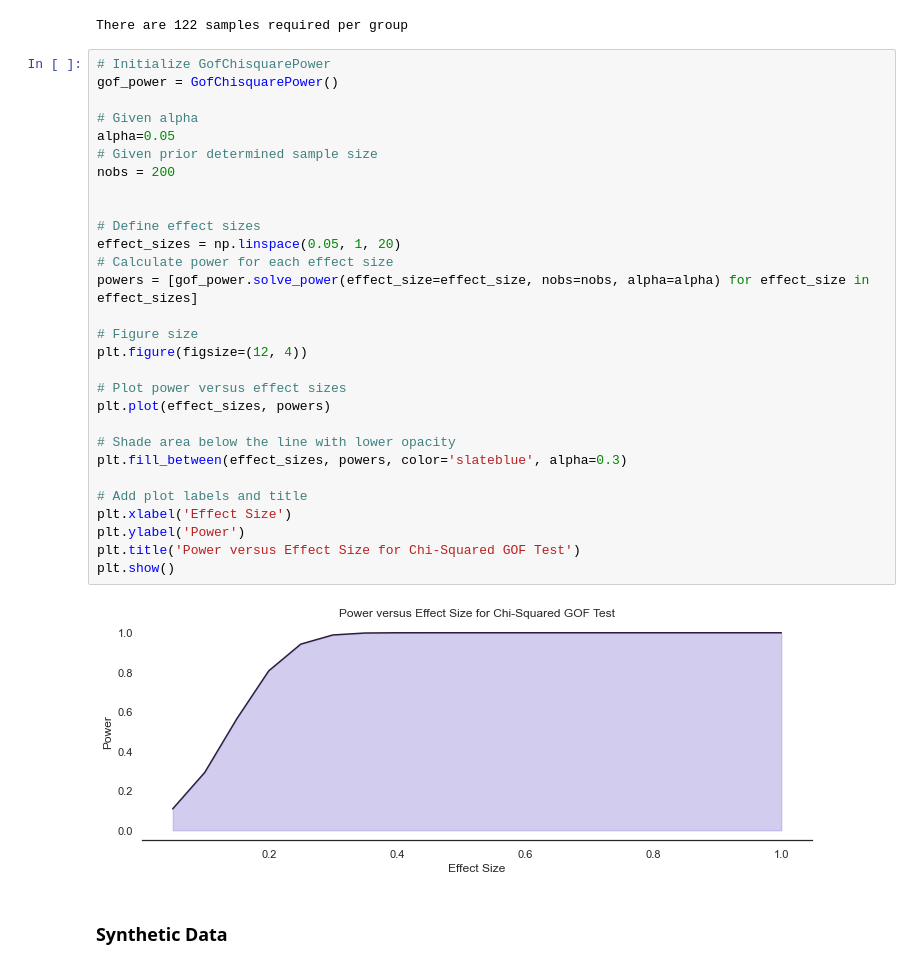
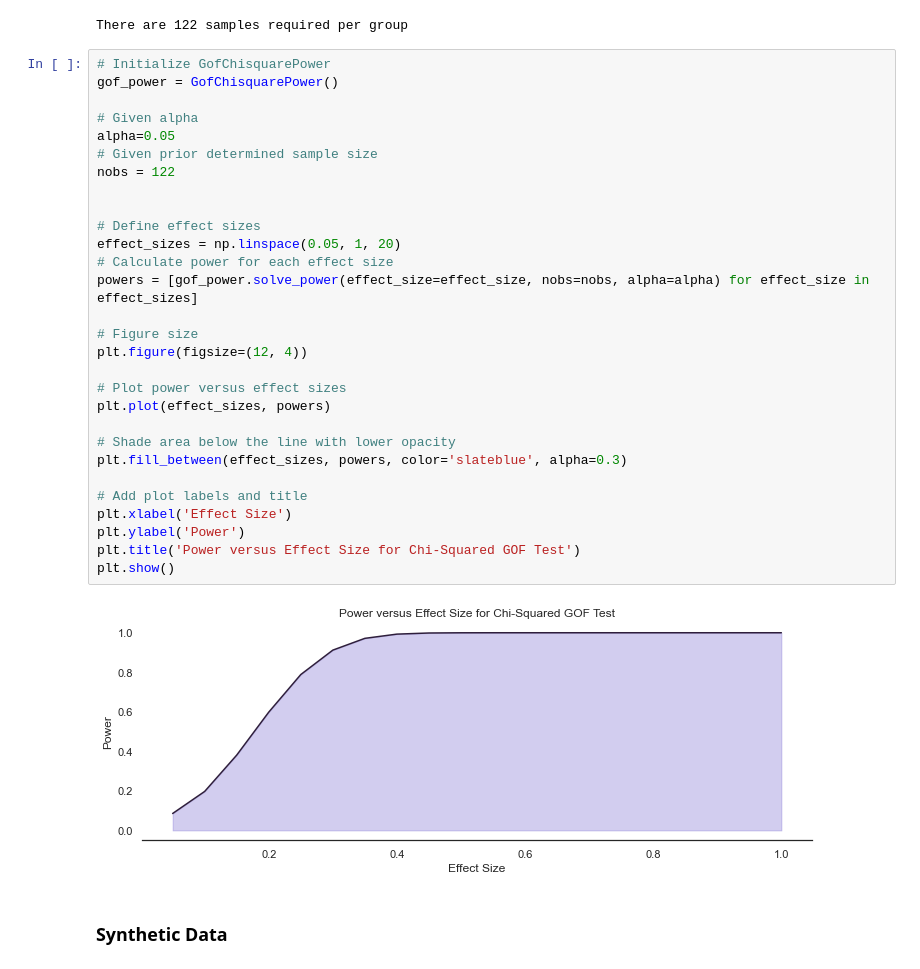
Before and after one commit to sam-tritto/statistical-tests, a Jupyter notebook: Chi_Squared_Test.ipynb, the cells around one changed output. Drawn from its saved outputs; the diff is of its cells as text.

```diff
--- a/Chi_Squared_Test.ipynb
+++ b/Chi_Squared_Test.ipynb
@@ -133,34 +133,34 @@ There are 122 samples required per group
 # %%
 # Initialize GofChisquarePower
 gof_power = GofChisquarePower()
 
 # Given alpha
 alpha=0.05
 # Given prior determined sample size
-nobs = 200
+nobs = 122
 
 
 # Define effect sizes
 effect_sizes = np.linspace(0.05, 1, 20)
 # Calculate power for each effect size
 powers = [gof_power.solve_power(effect_size=effect_size, nobs=nobs, alpha=alpha) for effect_size in effect_sizes]
 
 # Figure size
 plt.figure(figsize=(12, 4))
 
 # Plot power versus effect sizes
 plt.plot(effect_sizes, powers)
 
 # Shade area below the line with lower opacity
 plt.fill_between(effect_sizes, powers, color='slateblue', alpha=0.3)
 
 # Add plot labels and title
 plt.xlabel('Effect Size')
 plt.ylabel('Power')
 plt.title('Power versus Effect Size for Chi-Squared GOF Test')
 plt.show()
 # %% [output]
-[figure, old version]
+[figure, new version]
 # %% [markdown]
 ### Synthetic Data
 # %%
```
Also changed, not shown: parts of 17 cells of this notebook.
